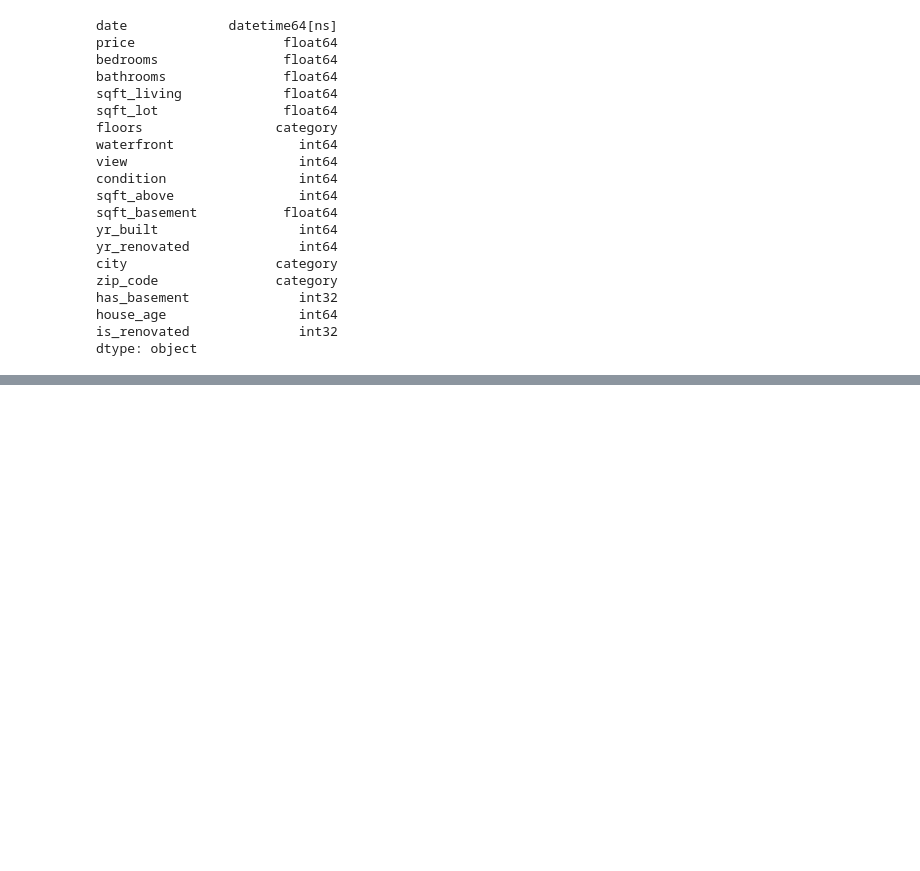
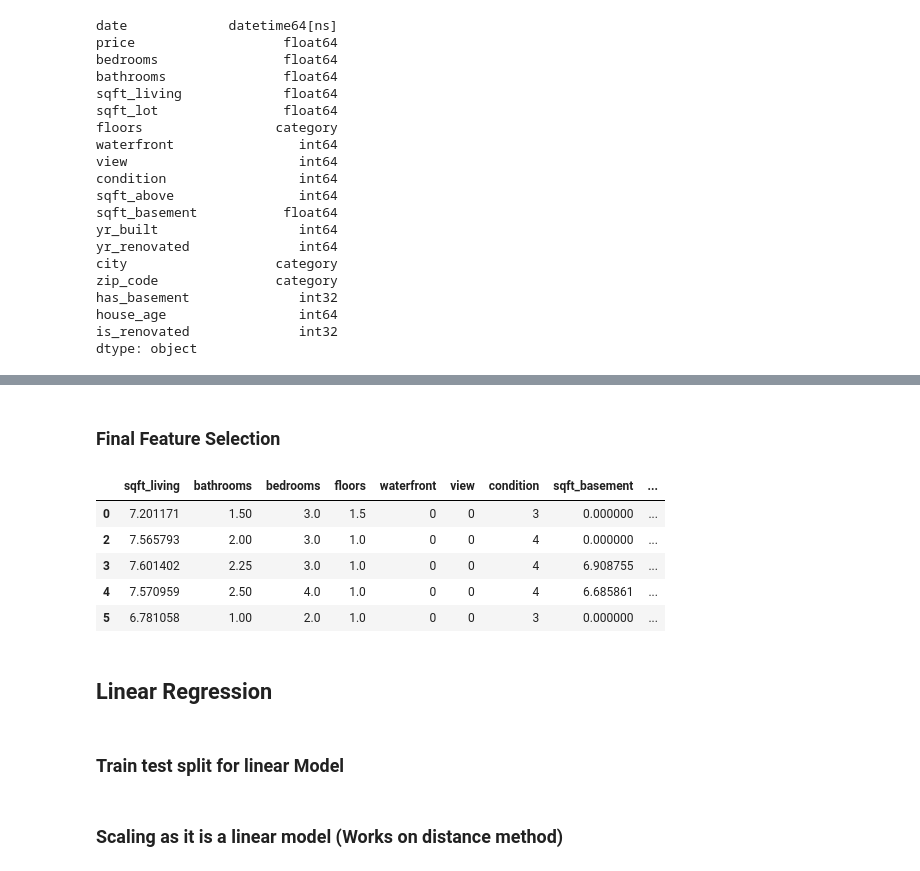
Before and after one commit to jeffreyjoy271114/House_Price_Detection, a Jupyter notebook: House_Price_Prediction.ipynb, the cells around one changed output, grey strips where cells are left out. Cells and saved outputs as stored; diff of their text form; code cells hidden in the pictures; blank space fills up the shorter version.

```diff
--- a/House_Price_Prediction.ipynb
+++ b/House_Price_Prediction.ipynb
@@ -583,0 +606,2 @@ dtype: object
+# %%
+df.drop(columns= ['sqft_above', 'yr_built', 'yr_renovated'], inplace = True)
@@ -583,0 +617,30 @@ dtype: object
+# %% [markdown]
+### Final Feature Selection
+# %%
+features = [
+    'sqft_living',
+    'bathrooms',
+    'bedrooms',
+    'floors',
+    'waterfront',
+    'view',
+    'condition',
+    'sqft_basement',
+    'has_basement',
+    'house_age',
+    'is_renovated',
+    'zip_code',
+    'city'
+]
+
+X = df[features]
+y = df['price']
+# %%
+X.head()
+# %% [output]
+|  | sqft_living | bathrooms | bedrooms | floors | waterfront | view | condition | sqft_basement | ... |
+| 0 | 7.201171 | 1.50 | 3.0 | 1.5 | 0 | 0 | 3 | 0.000000 | ... |
+| 2 | 7.565793 | 2.00 | 3.0 | 1.0 | 0 | 0 | 4 | 0.000000 | ... |
+| 3 | 7.601402 | 2.25 | 3.0 | 1.0 | 0 | 0 | 4 | 6.908755 | ... |
+| 4 | 7.570959 | 2.50 | 4.0 | 1.0 | 0 | 0 | 4 | 6.685861 | ... |
+| 5 | 6.781058 | 1.00 | 2.0 | 1.0 | 0 | 0 | 3 | 0.000000 | ... |
@@ -583,0 +650,4 @@ dtype: object
+# %% [markdown]
+## Linear Regression
+# %% [markdown]
+### Train test split for linear Model
@@ -583,0 +656,2 @@ dtype: object
+# %% [markdown]
+### Scaling as it is a linear model (Works on distance method)
```
Also changed, not shown: parts of 30 cells of this notebook.
